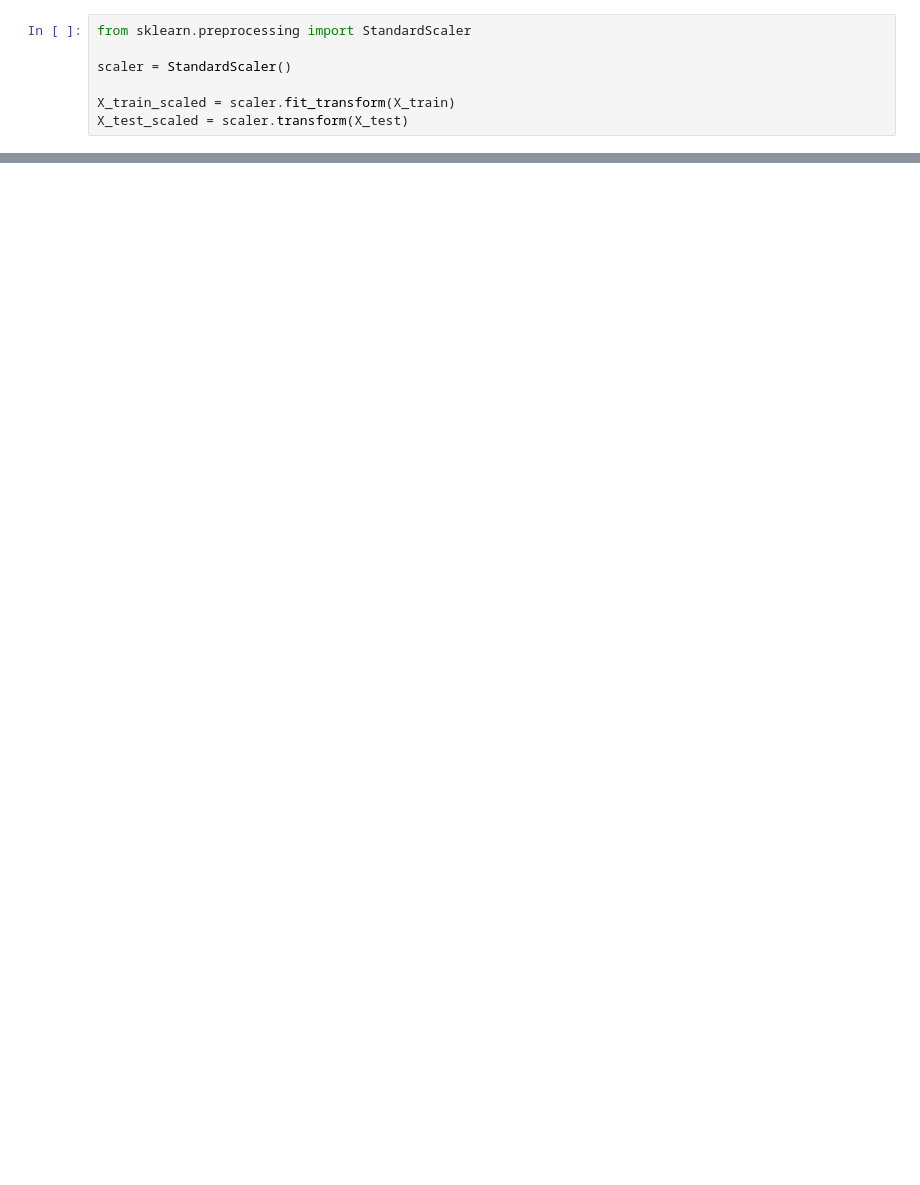
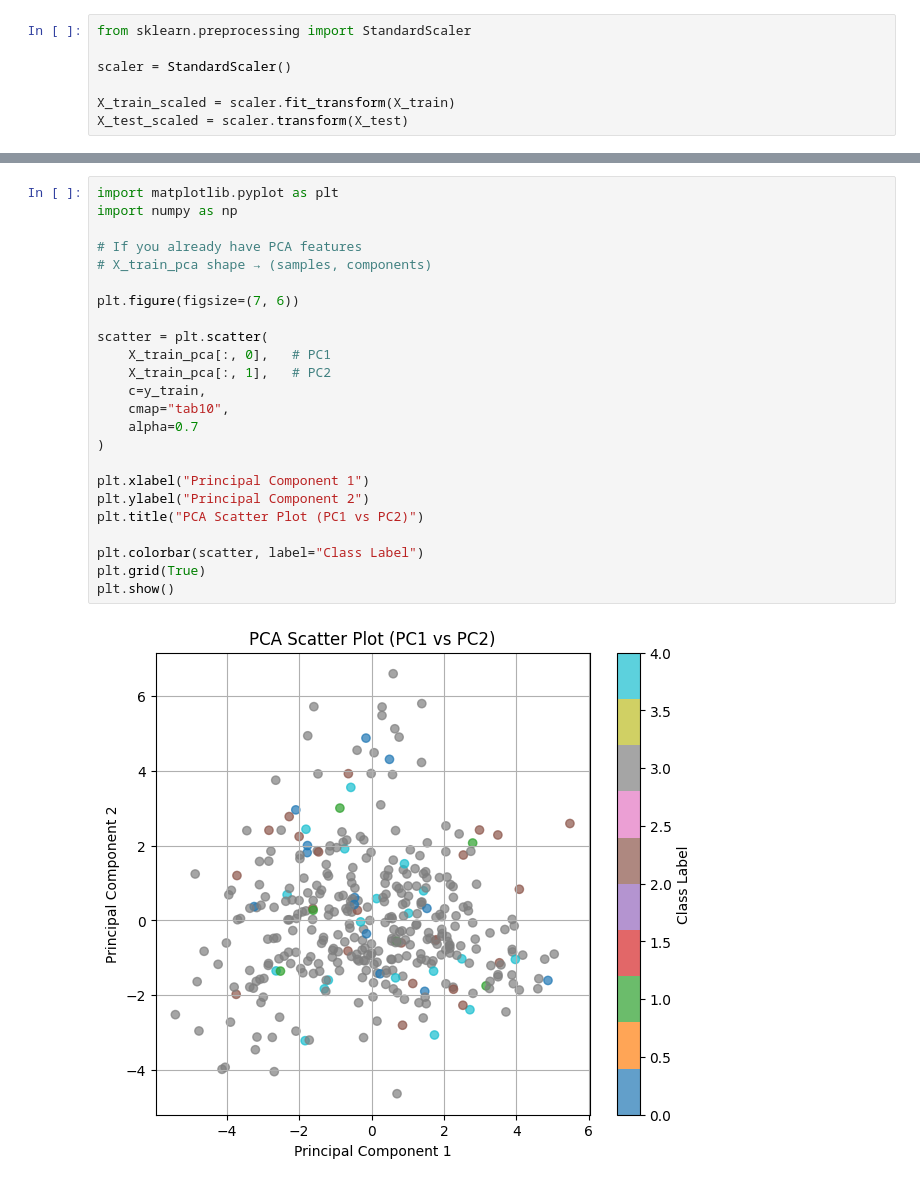
Before and after one commit to Adilrasheed1/ml-project, a Jupyter notebook: notebooks/exploreData.ipynb, the cells around one changed output, grey strips where cells are left out. Saved outputs shown, nothing was run; the diff lists cells and outputs as text; blank space fills up the shorter version.

```diff
--- a/notebooks/exploreData.ipynb
+++ b/notebooks/exploreData.ipynb
@@ -187,0 +256,26 @@ ModuleNotFoundError: No module named 'imblearn'
+# %%
+import matplotlib.pyplot as plt
+import numpy as np
+
+# If you already have PCA features
+# X_train_pca shape → (samples, components)
+
+plt.figure(figsize=(7, 6))
+
+scatter = plt.scatter(
+    X_train_pca[:, 0],   # PC1
+    X_train_pca[:, 1],   # PC2
+    c=y_train,
+    cmap="tab10",
+    alpha=0.7
+)
+
+plt.xlabel("Principal Component 1")
+plt.ylabel("Principal Component 2")
+plt.title("PCA Scatter Plot (PC1 vs PC2)")
+
+plt.colorbar(scatter, label="Class Label")
+plt.grid(True)
+plt.show()
+# %% [output]
+[figure, added]
```
Also changed, not shown: parts of 12 cells of this notebook.
